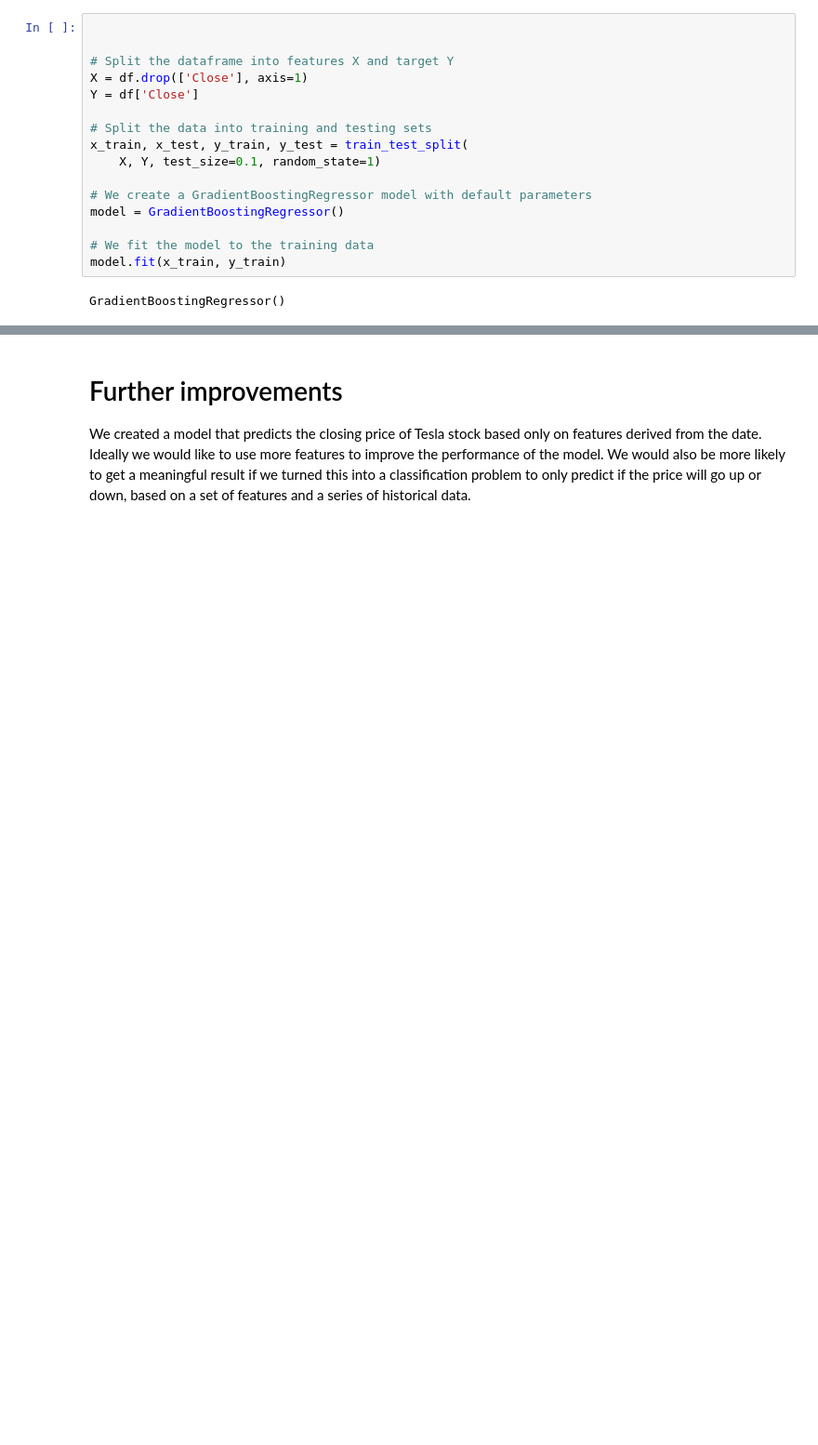
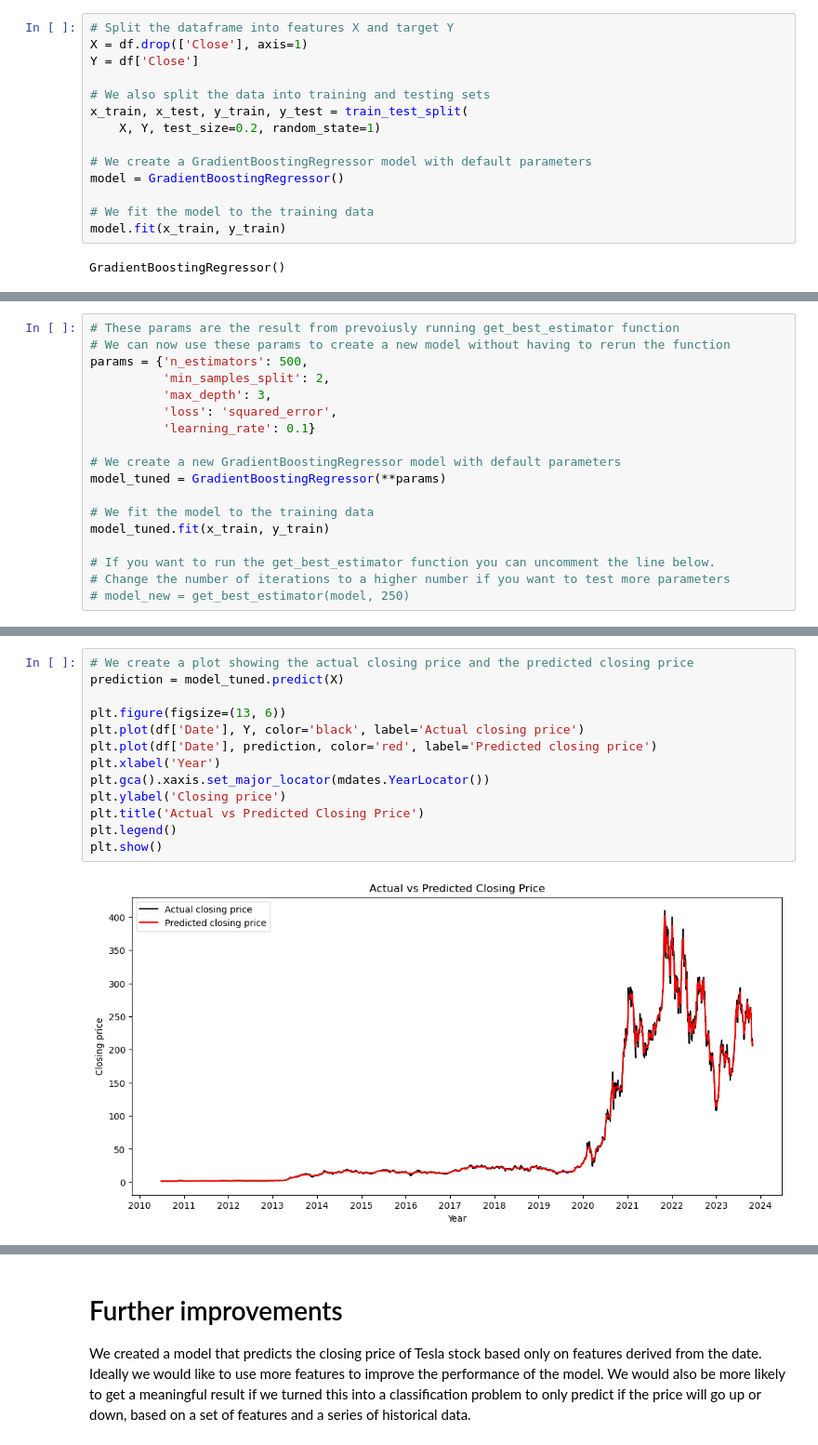
Before and after one commit to pedarn/DAVE3625, a Jupyter notebook: Assignment 2/solution.ipynb, the cells around one changed output, grey strips where cells are left out. Shown at 93% size. Drawn from its saved outputs; the diff is of its cells as text; blank space fills up the shorter version.

```diff
--- a/Assignment 2/solution.ipynb
+++ b/Assignment 2/solution.ipynb
@@ -128,13 +109,11 @@ memory usage: 82.7 KB
 # %%
-
-
 # Split the dataframe into features X and target Y
 X = df.drop(['Close'], axis=1)
 Y = df['Close']
 
-# Split the data into training and testing sets
+# We also split the data into training and testing sets
 x_train, x_test, y_train, y_test = train_test_split(
-    X, Y, test_size=0.1, random_state=1)
+    X, Y, test_size=0.2, random_state=1)
 
 # We create a GradientBoostingRegressor model with default parameters
 model = GradientBoostingRegressor()
@@ -199,0 +177,18 @@ best_params
+# %%
+# These params are the result from prevoiusly running get_best_estimator function
+# We can now use these params to create a new model without having to rerun the function
+params = {'n_estimators': 500,
+          'min_samples_split': 2,
+          'max_depth': 3,
+          'loss': 'squared_error',
+          'learning_rate': 0.1}
+
+# We create a new GradientBoostingRegressor model with default parameters
+model_tuned = GradientBoostingRegressor(**params)
+
+# We fit the model to the training data
+model_tuned.fit(x_train, y_train)
+
+# If you want to run the get_best_estimator function you can uncomment the line below.
+# Change the number of iterations to a higher number if you want to test more parameters
+# model_new = get_best_estimator(model, 250)
@@ -240,0 +211,15 @@ The predicted closing price for 28.10.2023 is: 134.27
+# %%
+# We create a plot showing the actual closing price and the predicted closing price
+prediction = model_tuned.predict(X)
+
+plt.figure(figsize=(13, 6))
+plt.plot(df['Date'], Y, color='black', label='Actual closing price')
+plt.plot(df['Date'], prediction, color='red', label='Predicted closing price')
+plt.xlabel('Year')
+plt.gca().xaxis.set_major_locator(mdates.YearLocator())
+plt.ylabel('Closing price')
+plt.title('Actual vs Predicted Closing Price')
+plt.legend()
+plt.show()
+# %% [output]
+[figure, added]
```
Also changed, not shown: parts of 20 cells of this notebook.
